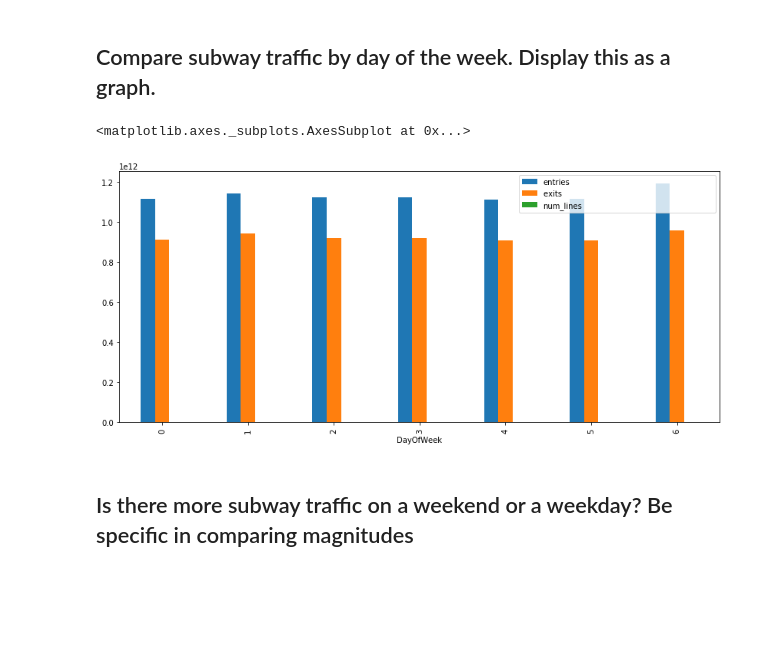
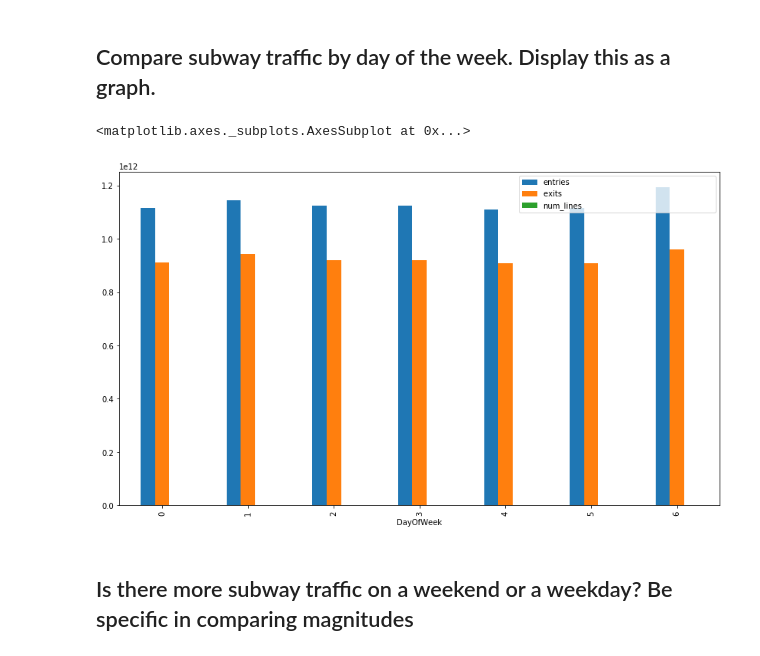
Before and after one commit to JonSolow/dsc-pandas-series-and-dataframes-lab-dc-ds-career-042219, a Jupyter notebook: index.ipynb, the cells around one changed output. Drawn from its saved outputs; the diff is of its cells as text; code cells hidden in the pictures; blank space fills up the shorter version.

```diff
--- a/index.ipynb
+++ b/index.ipynb
@@ -110,13 +110,13 @@ Index(['linename', 'c/a', 'unit', 'scp', 'station', 'division', 'date', 'time',
 # %%
 #Your code here
 df['date'] = pd.to_datetime(df['date'])
 df['DayOfWeek'] = df['date'].dt.dayofweek
 
 df_grouped = df.groupby('DayOfWeek').sum()
-df_grouped.plot(kind='bar', figsize=(14,6))
+df_grouped.plot(kind='bar', figsize=(14,8),ylim)
 # %% [output]
 <matplotlib.axes._subplots.AxesSubplot at 0x...>
-[figure, old version]
+[figure, new version]
 # %% [markdown]
 ## Is there more subway traffic on a weekend or a weekday?    Be specific in comparing magnitudes
 # %%
```
